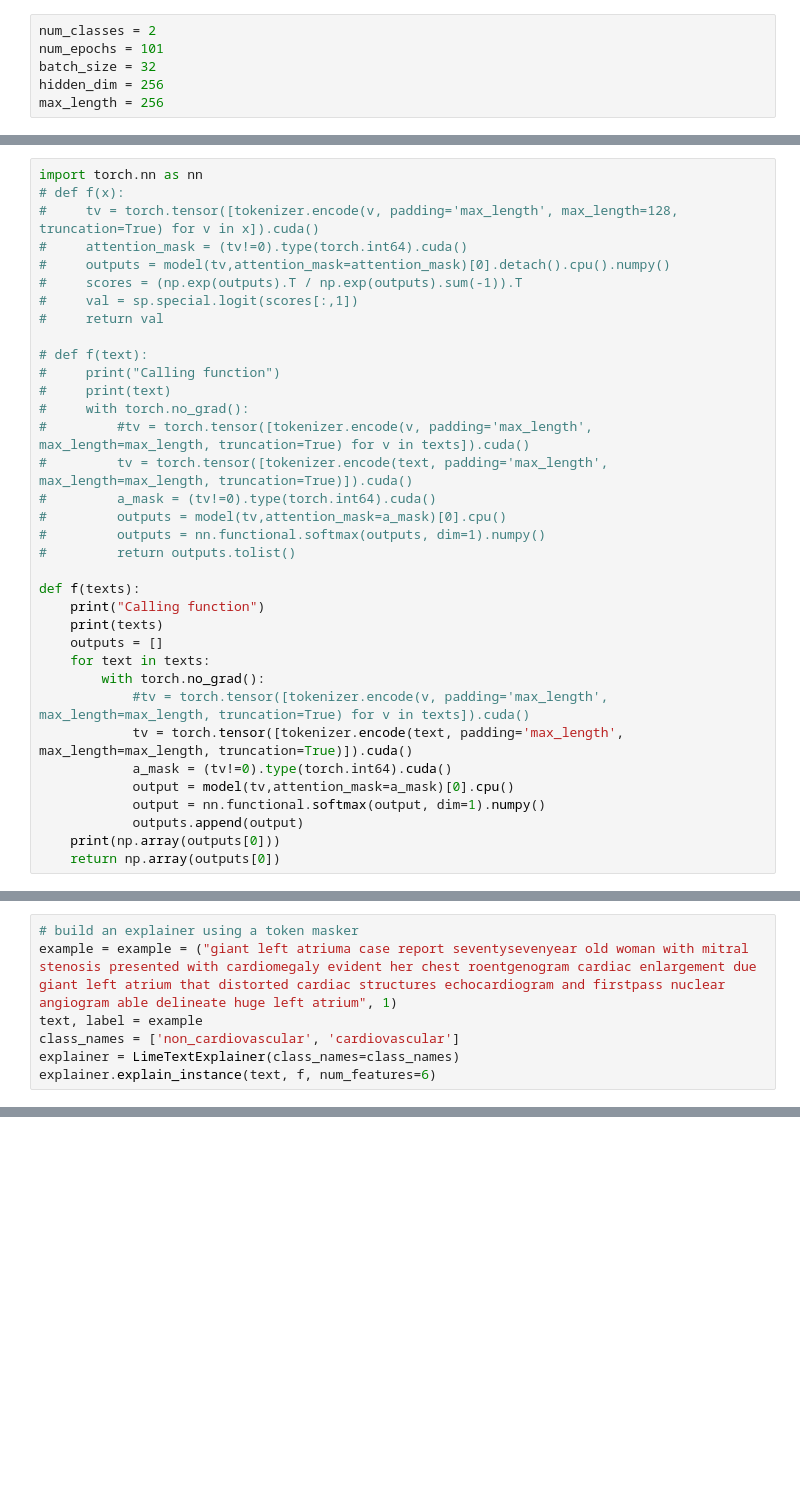
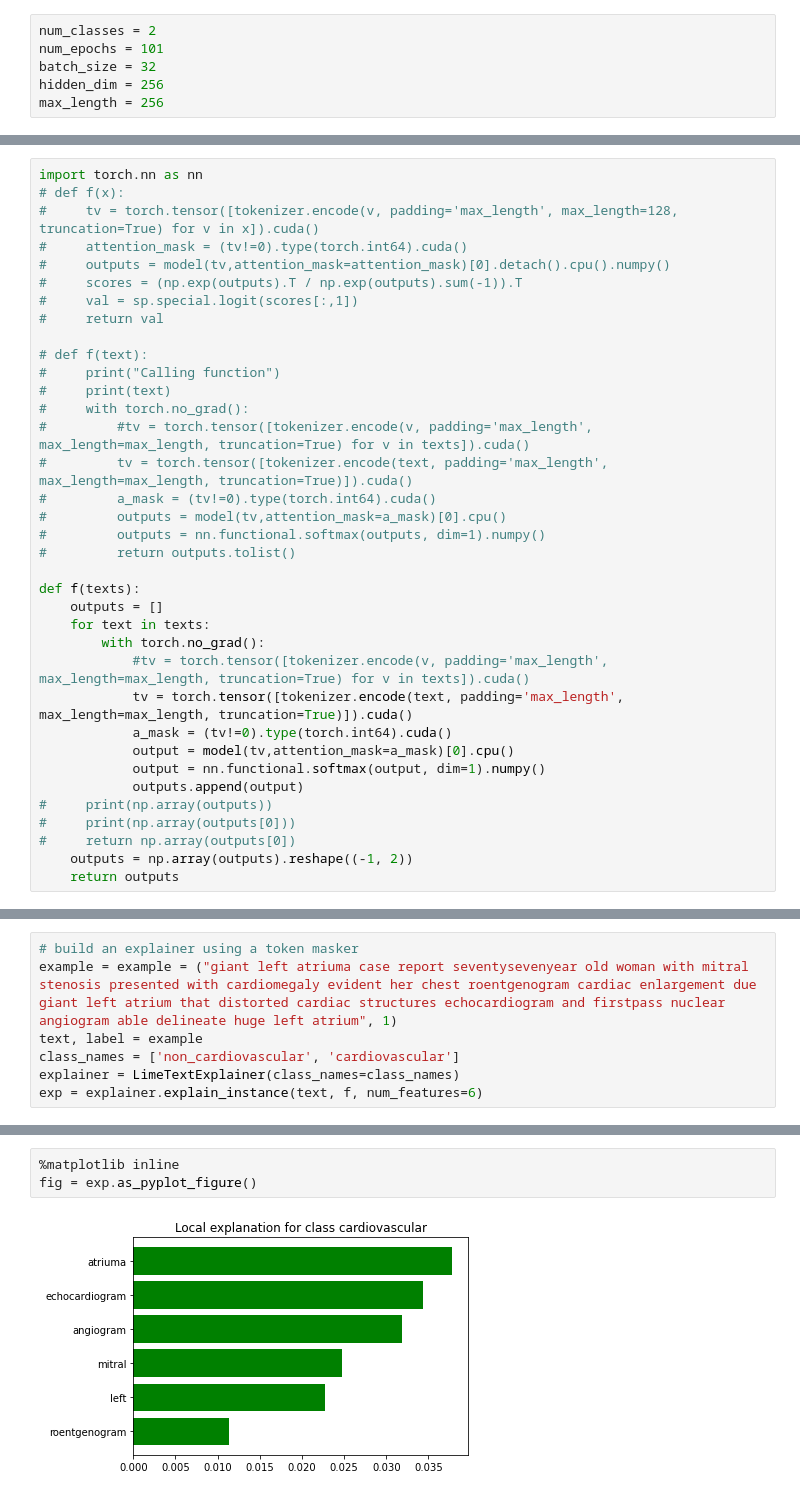
Before and after one commit to PrasannaKumaran/Analysis-of-Explainability-Techniques-on-BERT-for-Medical-Domain, a Jupyter notebook: Ashwin_Lime.ipynb, the cells around one changed output, grey strips where cells are left out. Cells and saved outputs as stored; diff of their text form; blank space fills up the shorter version.

```diff
--- a/Ashwin_Lime.ipynb
+++ b/Ashwin_Lime.ipynb
@@ -106,8 +106,6 @@ import torch.nn as nn
 #         return outputs.tolist()
 
 def f(texts):
-    print("Calling function")
-    print(texts)
     outputs = []
     for text in texts:
         with torch.no_grad():
@@ -117,8 +115,11 @@ def f(texts):
             output = model(tv,attention_mask=a_mask)[0].cpu()
             output = nn.functional.softmax(output, dim=1).numpy()
             outputs.append(output)
-    print(np.array(outputs[0]))
-    return np.array(outputs[0])
+#     print(np.array(outputs))
+#     print(np.array(outputs[0]))
+#     return np.array(outputs[0])
+    outputs = np.array(outputs).reshape((-1, 2))
+    return outputs
 # %%
 example = example = ('giant left atriuma case report seventysevenyear old woman with mitral stenosis presented with cardiomegaly evident her chest roentgenogram cardiac enlargement due giant left atrium that distorted cardiac structures echocardiogram and firstpass nuclear angiogram able delineate huge left atrium', 1)
 text, label = example
@@ -134,4 +132,4 @@ example = example = ("giant left atriuma case report seventysevenyear old woman
 text, label = example
 class_names = ['non_cardiovascular', 'cardiovascular']
 explainer = LimeTextExplainer(class_names=class_names)
-explainer.explain_instance(text, f, num_features=6)
+exp = explainer.explain_instance(text, f, num_features=6)
@@ -141,0 +136,5 @@ ValueError: Found input variables with inconsistent numbers of samples: [5000, 1
+# %%
+%matplotlib inline
+fig = exp.as_pyplot_figure()
+# %% [output]
+[figure, added]
```
Also changed, not shown: parts of 6 cells of this notebook.
